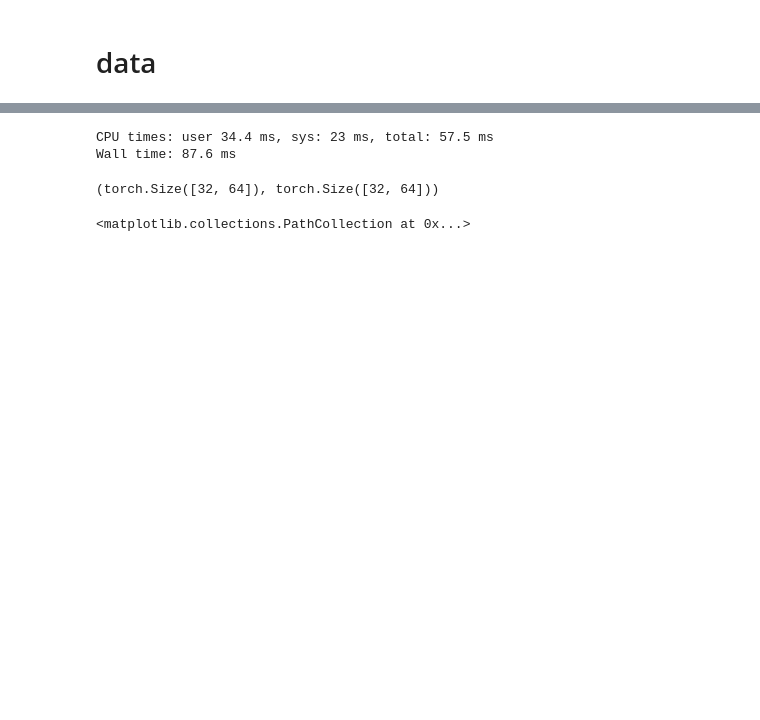
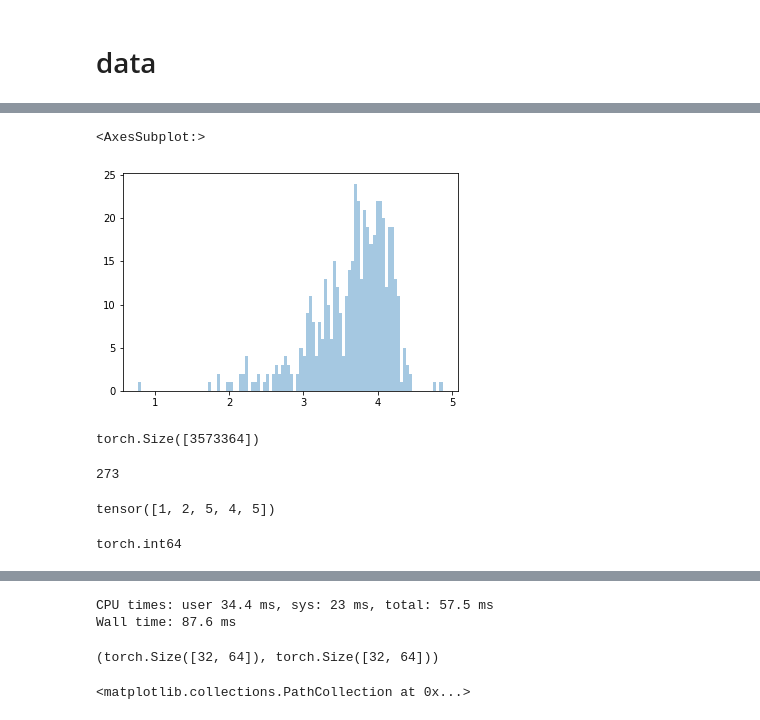
Before and after one commit to Intelligent-Instruments-Lab/iil-python-tools, a Jupyter notebook: notepredictor/notebook/midi.ipynb, the cells around one changed output, grey strips where cells are left out. Cells and saved outputs as stored; diff of their text form; code cells hidden in the pictures; blank space fills up the shorter version.

```diff
--- a/notepredictor/notebook/midi.ipynb
+++ b/notepredictor/notebook/midi.ipynb
@@ -23,0 +77,49 @@ from notepredictor.distributions import CensoredMixtureLogistic
+# %%
+def process(file):
+    mid = PrettyMIDI(file)
+    inst_events = []
+    # print(mid.instruments)
+    # print(mid.estimate_tempi())
+    for inst in mid.instruments:
+        # print(inst.program, inst.is_drum)
+        inst.remove_invalid_notes()
+        program = inst.program + 128*inst.is_drum
+        note_ons = [(n.start, n.pitch, n.velocity, program) for n in inst.notes]
+        note_offs = [(n.end, n.pitch, 0, program) for n in inst.notes]
+        inst_events.extend(note_ons+note_offs)
+    time, pitch, vel, prog = zip(*sorted(inst_events))
+    delta = torch.tensor([0, *time]).diff(1)
+    return delta, torch.tensor(pitch), torch.tensor(vel), torch.tensor(prog)
+# %%
+data = []
+# %%
+for _ in range(500):
+    try:
+        data.append(process(str(random.choice(files))))
+    except Exception:
+        pass
+# %%
+sns.distplot([math.log10(len(item)) for item in next(zip(*data))], bins=100, kde=False)
+# plt.xscale('log')
+# %% [output]
+<AxesSubplot:>
+[figure, added]
+# %%
+delta, pitch, vel, prog = [torch.cat(items) for items in zip(*data)]
+delta.shape
+# %% [output]
+torch.Size([3573364])
+# %%
+256+1+8+8
+# %% [output]
+273
+# %%
+x = torch.tensor([1,2,3,4,3])
+x[x==3] = torch.tensor(5)
+x
+# %% [output]
+tensor([1, 2, 5, 4, 5])
+# %%
+prog.dtype
+# %% [output]
+torch.int64
```
Also changed, not shown: parts of 31 cells of this notebook, 4 other files.
